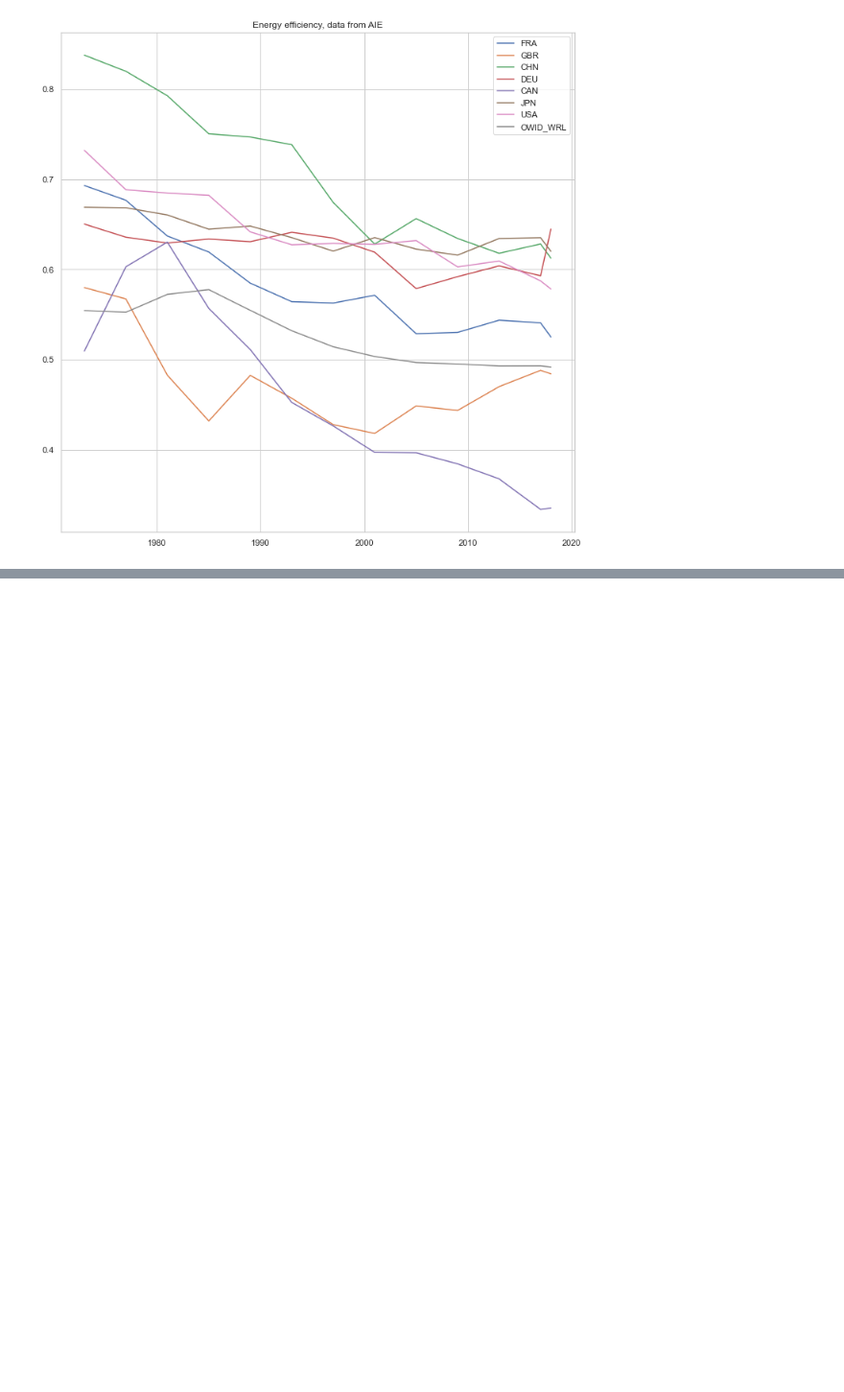
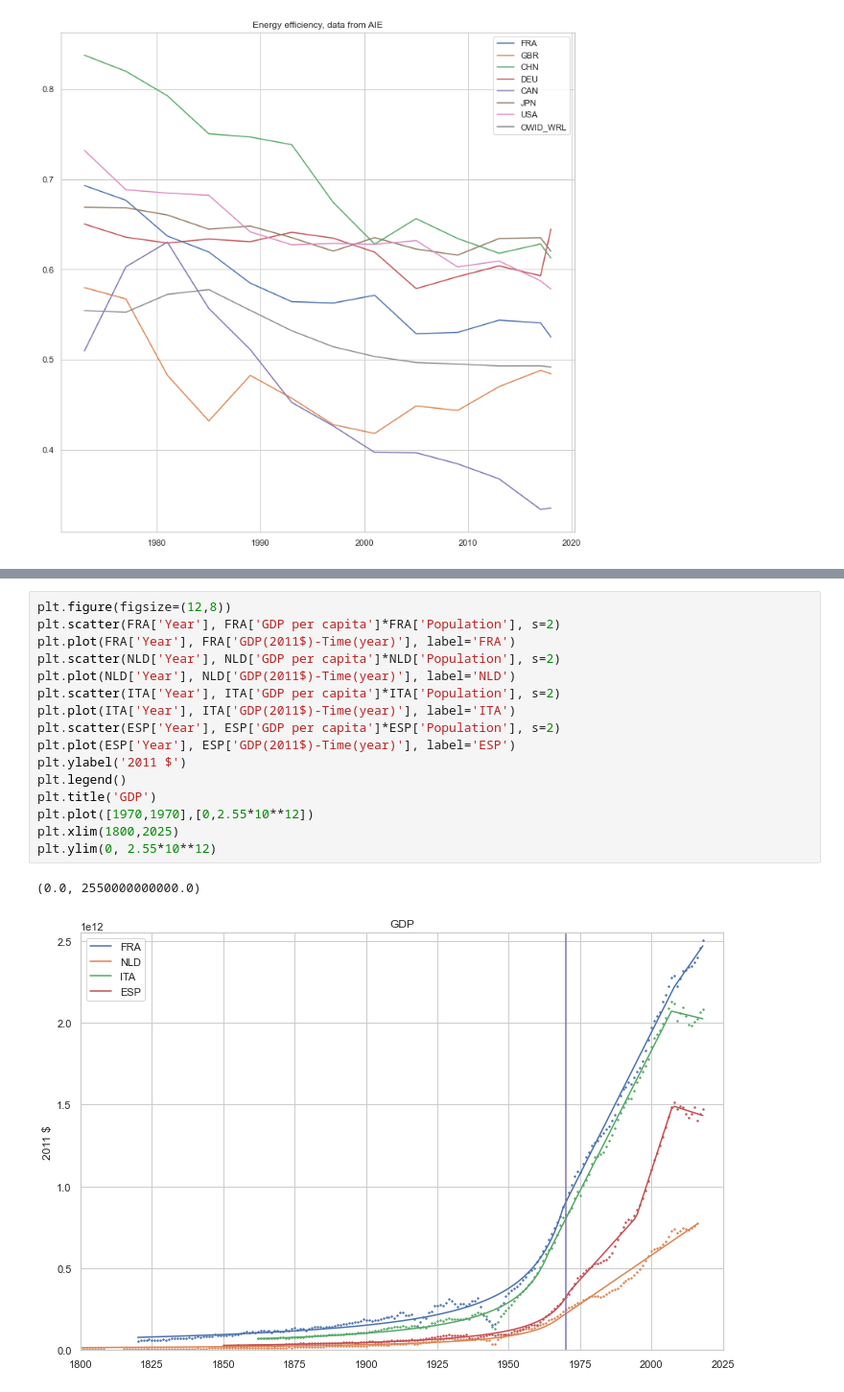
Before and after one commit to leatrin/EnergyLimits, a Jupyter notebook: Codes/brouillon.ipynb, the cells around one changed output, grey strips where cells are left out. Shown at 96% size. Saved outputs shown, nothing was run; the diff lists cells and outputs as text; blank space fills up the shorter version.

```diff
--- a/Codes/brouillon.ipynb
+++ b/Codes/brouillon.ipynb
@@ -106,0 +137,19 @@ No handles with labels found to put in legend.
+# %%
+plt.figure(figsize=(12,8))
+plt.scatter(FRA['Year'], FRA['GDP per capita']*FRA['Population'], s=2)
+plt.plot(FRA['Year'], FRA['GDP(2011$)-Time(year)'], label='FRA')
+plt.scatter(NLD['Year'], NLD['GDP per capita']*NLD['Population'], s=2)
+plt.plot(NLD['Year'], NLD['GDP(2011$)-Time(year)'], label='NLD')
+plt.scatter(ITA['Year'], ITA['GDP per capita']*ITA['Population'], s=2)
+plt.plot(ITA['Year'], ITA['GDP(2011$)-Time(year)'], label='ITA')
+plt.scatter(ESP['Year'], ESP['GDP per capita']*ESP['Population'], s=2)
+plt.plot(ESP['Year'], ESP['GDP(2011$)-Time(year)'], label='ESP')
+plt.ylabel('2011 $')
+plt.legend()
+plt.title('GDP')
+plt.plot([1970,1970],[0,2.55*10**12])
+plt.xlim(1800,2025)
+plt.ylim(0, 2.55*10**12)
+# %% [output]
+(0.0, 2550000000000.0)
+[figure, added]
```
Also changed, not shown: parts of 7 cells of this notebook, 36 other files.
